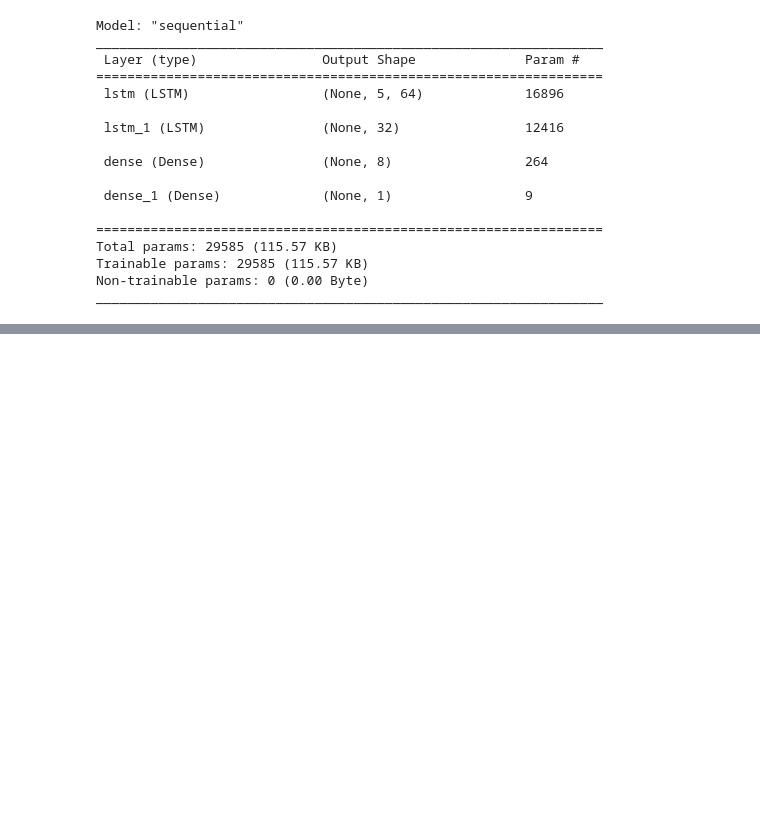
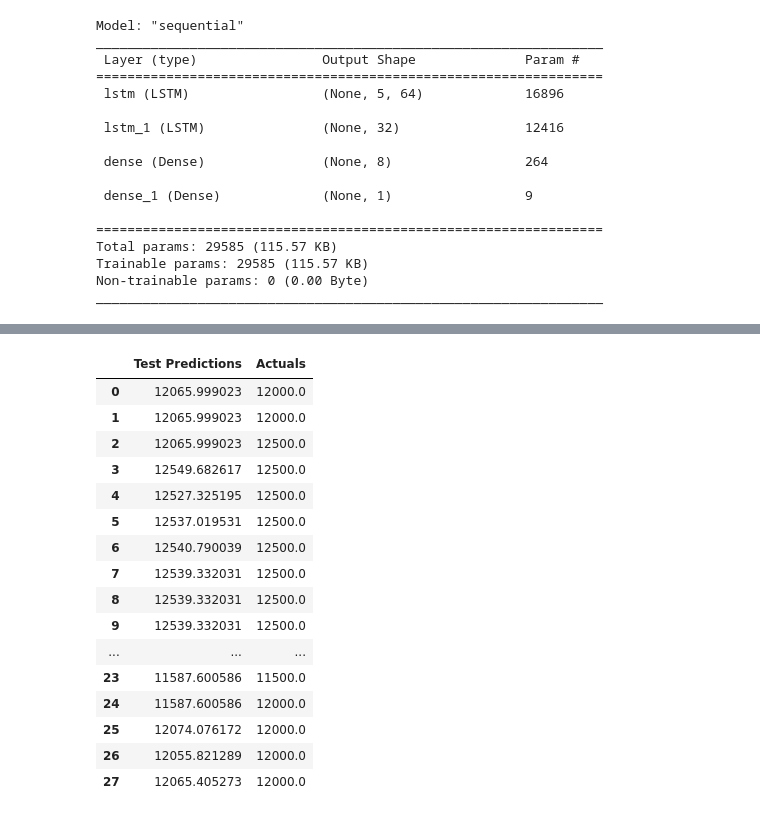
Before and after one commit to AbdanulIkhlas/Capstone-Project-CH2-PS160, a Jupyter notebook: Machine Learning/Code Ipynb/PricePredictionV1.ipynb, the cells around one changed output, grey strips where cells are left out. Saved outputs shown, nothing was run; the diff lists cells and outputs as text; code cells hidden in the pictures; blank space fills up the shorter version.

```diff
--- a/Machine Learning/Code Ipynb/PricePredictionV1.ipynb
+++ b/Machine Learning/Code Ipynb/PricePredictionV1.ipynb
@@ -232,5 +242,0 @@ plt.show()
-# %%
-# Visualisasi Hasil Prediksi pada Data Test
-test_predictions = model.predict(X_test).flatten()
-test_results = pd.DataFrame(data={'Test Predictions': test_predictions * std_value + mean_value, 'Actuals': y_test * std_value + mean_value})
-test_results.plot(title='Test Set Predictions vs Actuals')
@@ -240,0 +243,20 @@ test_results.plot(title='Test Set Predictions vs Actuals')
+# %%
+test_results
+# %% [output]
+|  | Test Predictions | Actuals |
+| 0 | 12065.999023 | 12000.0 |
+| 1 | 12065.999023 | 12000.0 |
+| 2 | 12065.999023 | 12500.0 |
+| 3 | 12549.682617 | 12500.0 |
+| 4 | 12527.325195 | 12500.0 |
+| 5 | 12537.019531 | 12500.0 |
+| 6 | 12540.790039 | 12500.0 |
+| 7 | 12539.332031 | 12500.0 |
+| 8 | 12539.332031 | 12500.0 |
+| 9 | 12539.332031 | 12500.0 |
+| ... | ... | ... |
+| 23 | 11587.600586 | 11500.0 |
+| 24 | 11587.600586 | 12000.0 |
+| 25 | 12074.076172 | 12000.0 |
+| 26 | 12055.821289 | 12000.0 |
+| 27 | 12065.405273 | 12000.0 |
```
Also changed, not shown: parts of 18 cells of this notebook, 10 other files.
